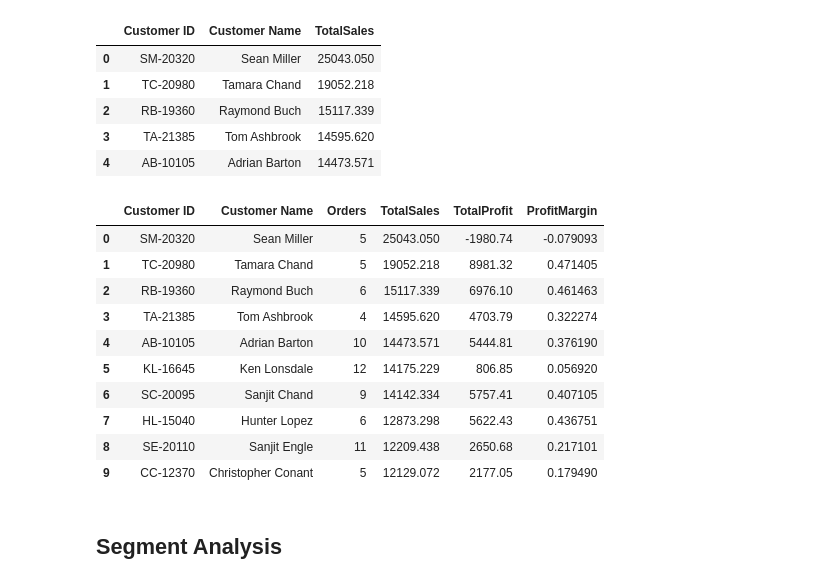
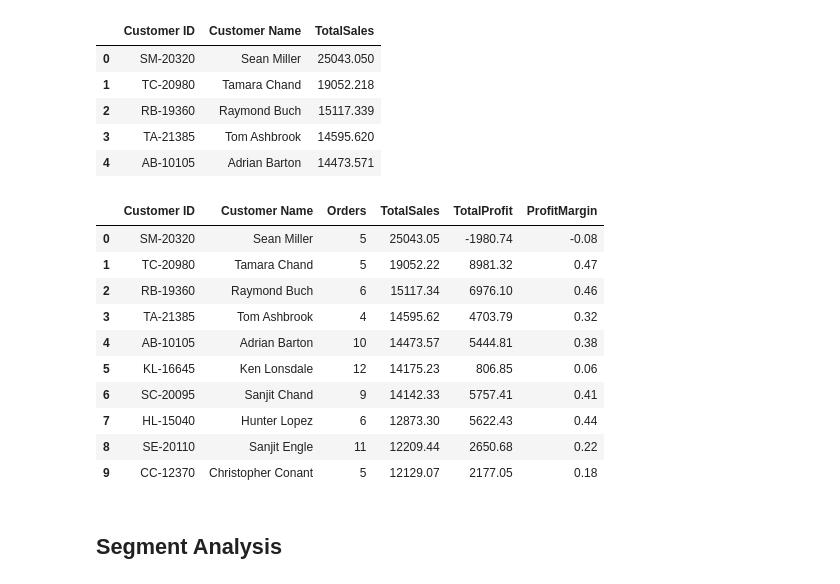
Before and after one commit to Yvonneamg/Ecommerce_Sales_Analysis, a Jupyter notebook: Ecommerce_Sales_Analysis.ipynb, the cells around one changed output. Cells and saved outputs as stored; diff of their text form; code cells hidden in the pictures.

```diff
--- a/Ecommerce_Sales_Analysis.ipynb
+++ b/Ecommerce_Sales_Analysis.ipynb
@@ -602,31 +632,31 @@ top_five_customers
 # %%
 # Which customers generate the most revenue AND profit?
 top_customer_revenue_profit_query="""
 SELECT "Customer ID",
 "Customer Name",
 COUNT(DISTINCT "Order ID") AS Orders,
-SUM(Sales) AS TotalSales,
-ROUND(SUM(Profit), 2) AS TotalProfit,
-ROUND(SUM(Profit), 2) / ROUND(SUM(Sales), 2) AS ProfitMargin
+round(SUM(Sales), 2) AS TotalSales,
+round(SUM(Profit), 2) AS TotalProfit,
+round(SUM(Profit) / SUM(Sales), 2) AS ProfitMargin
 FROM sales
 GROUP BY "Customer ID", "Customer Name"
 ORDER BY TotalSales DESC
 LIMIT 10;
 """
 top_customer_revenue_profit=pd.read_sql_query(top_customer_revenue_profit_query, conn)
 top_customer_revenue_profit
 # %% [output]
 |  | Customer ID | Customer Name | Orders | TotalSales | TotalProfit | ProfitMargin |
-| 0 | SM-20320 | Sean Miller | 5 | 25043.050 | -1980.74 | -0.079093 |
-| 1 | TC-20980 | Tamara Chand | 5 | 19052.218 | 8981.32 | 0.471405 |
-| 2 | RB-19360 | Raymond Buch | 6 | 15117.339 | 6976.10 | 0.461463 |
-| 3 | TA-21385 | Tom Ashbrook | 4 | 14595.620 | 4703.79 | 0.322274 |
-| 4 | AB-10105 | Adrian Barton | 10 | 14473.571 | 5444.81 | 0.376190 |
-| 5 | KL-16645 | Ken Lonsdale | 12 | 14175.229 | 806.85 | 0.056920 |
-| 6 | SC-20095 | Sanjit Chand | 9 | 14142.334 | 5757.41 | 0.407105 |
-| 7 | HL-15040 | Hunter Lopez | 6 | 12873.298 | 5622.43 | 0.436751 |
-| 8 | SE-20110 | Sanjit Engle | 11 | 12209.438 | 2650.68 | 0.217101 |
-| 9 | CC-12370 | Christopher Conant | 5 | 12129.072 | 2177.05 | 0.179490 |
+| 0 | SM-20320 | Sean Miller | 5 | 25043.05 | -1980.74 | -0.08 |
+| 1 | TC-20980 | Tamara Chand | 5 | 19052.22 | 8981.32 | 0.47 |
+| 2 | RB-19360 | Raymond Buch | 6 | 15117.34 | 6976.10 | 0.46 |
+| 3 | TA-21385 | Tom Ashbrook | 4 | 14595.62 | 4703.79 | 0.32 |
+| 4 | AB-10105 | Adrian Barton | 10 | 14473.57 | 5444.81 | 0.38 |
+| 5 | KL-16645 | Ken Lonsdale | 12 | 14175.23 | 806.85 | 0.06 |
+| 6 | SC-20095 | Sanjit Chand | 9 | 14142.33 | 5757.41 | 0.41 |
+| 7 | HL-15040 | Hunter Lopez | 6 | 12873.30 | 5622.43 | 0.44 |
+| 8 | SE-20110 | Sanjit Engle | 11 | 12209.44 | 2650.68 | 0.22 |
+| 9 | CC-12370 | Christopher Conant | 5 | 12129.07 | 2177.05 | 0.18 |
 # %% [markdown]
 ## Segment Analysis
 # %%
```
Also changed, not shown: parts of 10 cells of this notebook, 2 other files.
